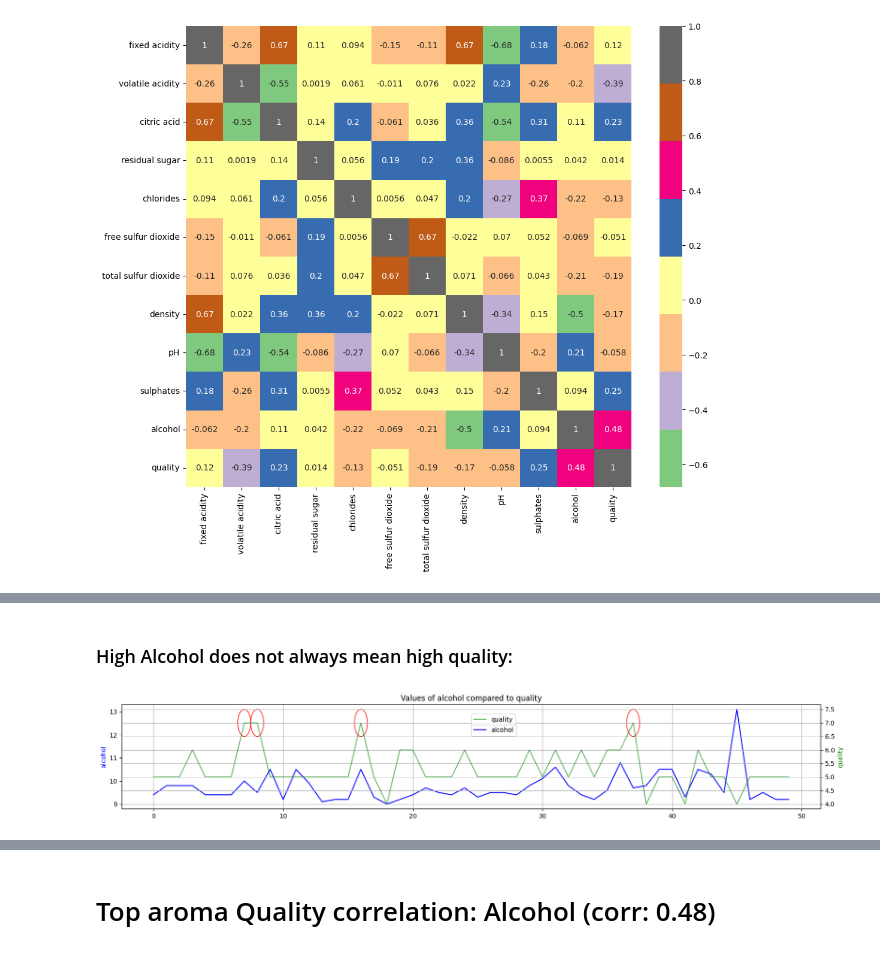
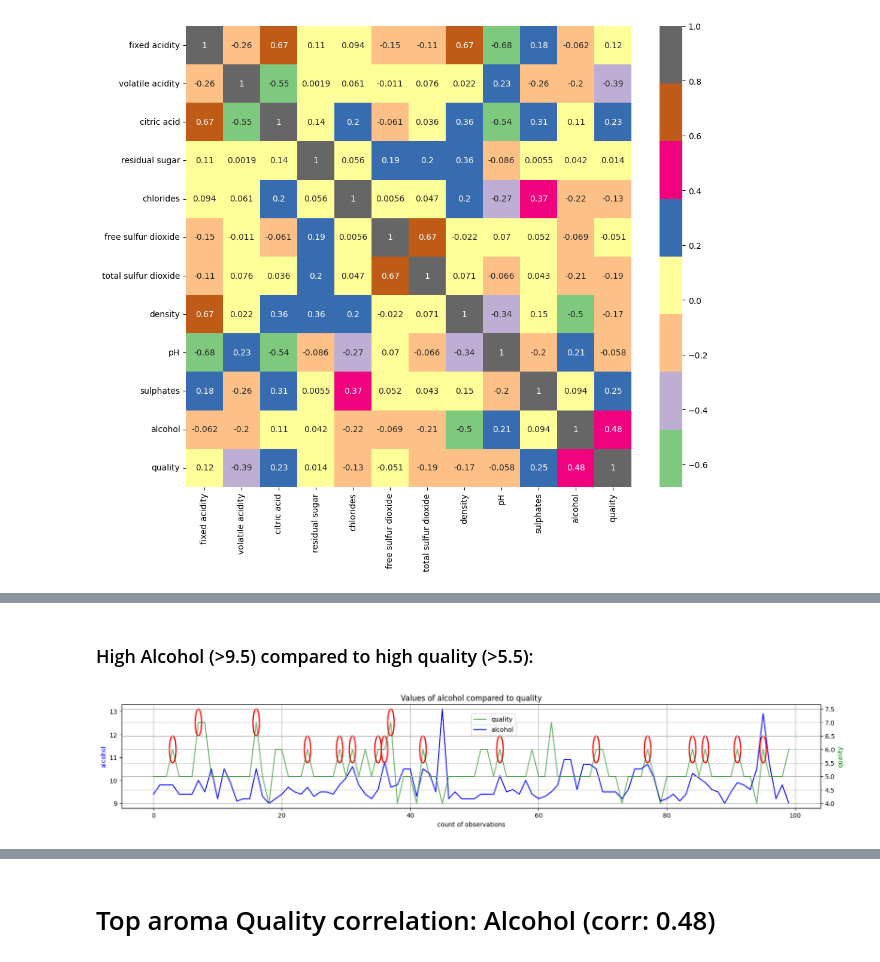
Before and after one commit to isralennon/MSAAI500, a Jupyter notebook: wine_quality/red_wine_quality.ipynb, the cells around one changed output, grey strips where cells are left out. Cells and saved outputs as stored; diff of their text form; code cells hidden in the pictures.

```diff
--- a/wine_quality/red_wine_quality.ipynb
+++ b/wine_quality/red_wine_quality.ipynb
@@ -189,44 +218,45 @@ Top 5 Aroma characteric correlations to Quality:
 # %% [markdown]
-### High Alcohol does not always mean high quality:
+### High Alcohol (>9.5) compared to high quality (>5.5):
 # %%
 # Names
 indep_name = 'alcohol'
 dep_name = 'quality'
 
 # Values [start:stop:step size]
-indep = df[indep_name].values[:50:1]
-dep = df[dep_name].values[:50:1]
+indep = df[indep_name].values[:100:1]
+dep = df[dep_name].values[:100:1]
 
 # Plot axis
 fig, ax1 = plt.subplots(figsize=(20, 3))
 plt.title(f'Values of {indep_name} compared to {dep_name}')
 
 # Plot Independent variable
 plt.plot(indep, color='b')
 ax1.set_ylabel(indep_name, color='b')
+ax1.set_xlabel('count of observations')
 plt.legend([indep_name], loc=(0.5,0.7))
 
 # Overlay each on same axis
 ax2 = ax1.twinx()
 
 # Plot Dependent variable
 plt.plot(dep, color='g', alpha=0.6)
 ax2.set_ylabel(dep_name, color='g')
 plt.legend([dep_name], loc=(0.5, 0.8))
 
 # Circle specified correlation areas
 for i in range(len(indep)):
-    if indep[i] > 9 and dep[i] > 6:  # Modify conditions as needed
-        circle = plt.Circle((i, dep[i]), 0.5, color='red', fill=False, linewidth=1)  # Circle properties
+    if indep[i] > 9.5 and dep[i] > 5.5:  # Modify conditions as needed
+        circle = plt.Circle((i, dep[i]), 0.5, color='red', fill=False, linewidth=2)  # Circle properties
         ax2.add_patch(circle)
 
 plt.grid(True) #hor grid
 ax1.xaxis.grid(True) #vert grid
 plt.show()
 
 # Clear variable memory to free storage
 # for large datasets
 del dep
 del indep
 # %% [output]
-[figure, old version]
+[figure, new version]
```
Also changed, not shown: parts of 13 cells of this notebook, 1 other file.
